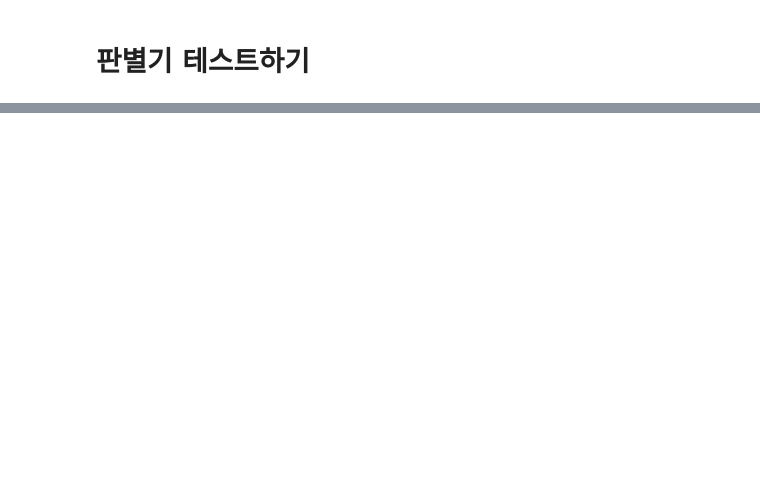
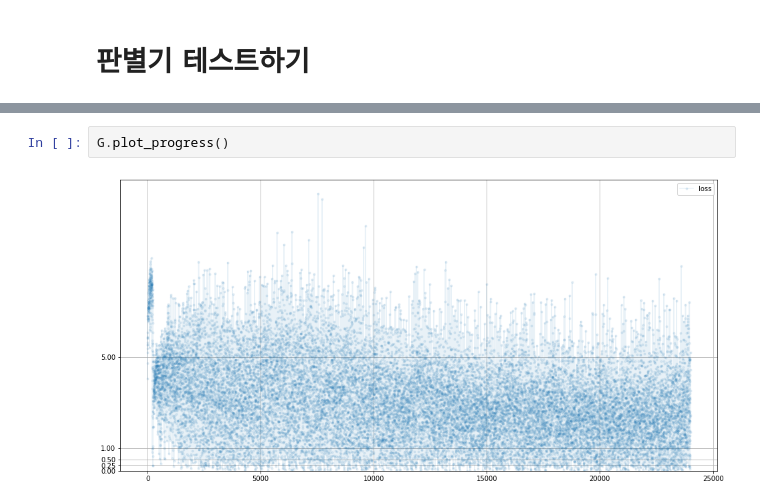
Before and after one commit to nojiyoon/gan_first, a Jupyter notebook: 07_손으로_쓴_숫자_훈련.ipynb, the cells around one changed output, grey strips where cells are left out. Saved outputs shown, nothing was run; the diff lists cells and outputs as text; blank space fills up the shorter version.

```diff
--- a/07_손으로_쓴_숫자_훈련.ipynb
+++ b/07_손으로_쓴_숫자_훈련.ipynb
@@ -174,0 +335,4 @@ D.plot_progress()
+# %%
+G.plot_progress()
+# %% [output]
+[figure, added]
```
Also changed, not shown: parts of 22 cells of this notebook.
